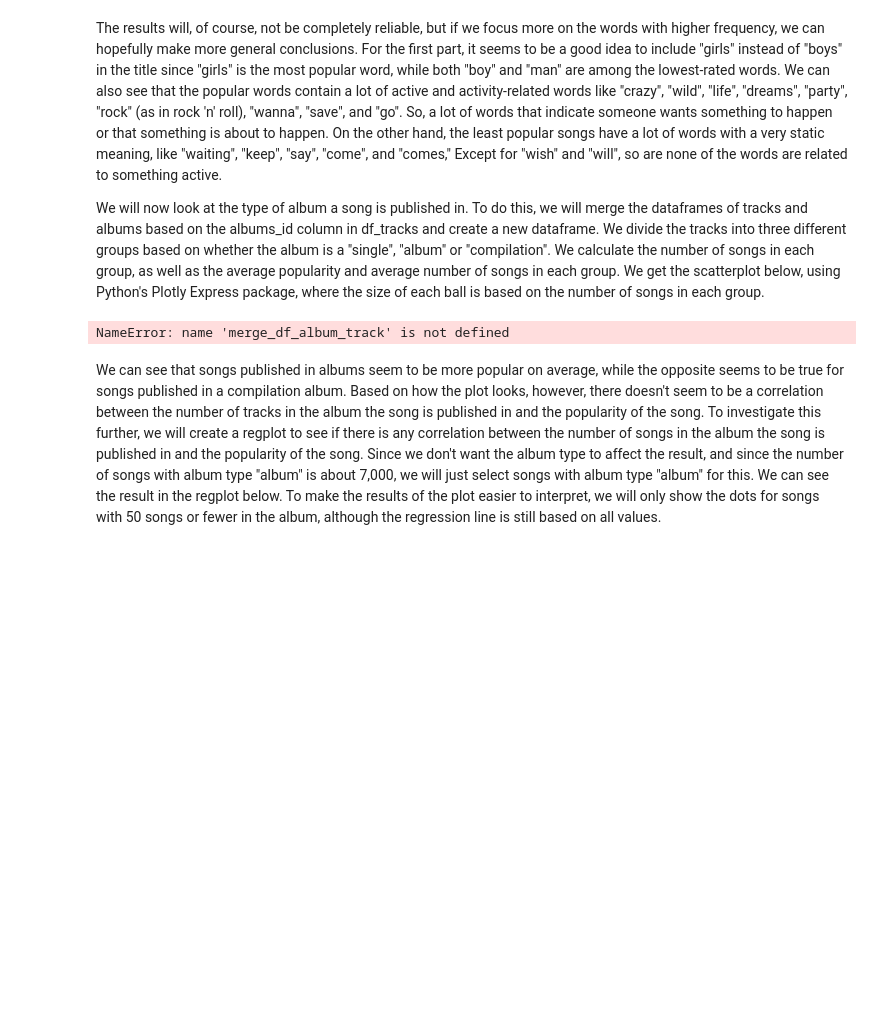
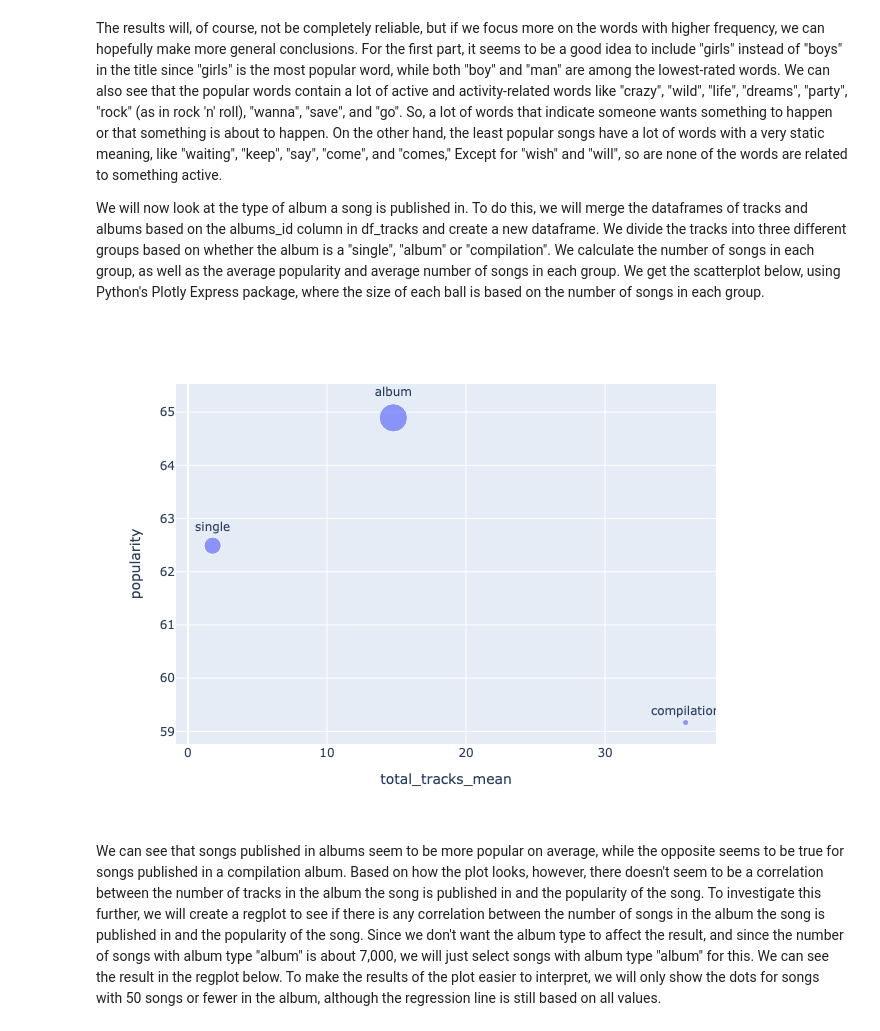
Before and after one commit to LiamC888/SU-MT4007, a Jupyter notebook: Project/project.ipynb, the cells around one changed output. Saved outputs shown, nothing was run; the diff lists cells and outputs as text; code cells hidden in the pictures; blank space fills up the shorter version.

```diff
--- a/Project/project.ipynb
+++ b/Project/project.ipynb
@@ -53,13 +53,18 @@ The results will, of course, not be completely reliable, but if we focus more on
 
 We will now look at the type of album a song is published in. To do this, we will merge the dataframes of tracks and albums based on the albums_id column in df_tracks and create a new dataframe. We divide the tracks into three different groups based on whether the album is a "single", "album" or "compilation". We calculate the number of songs in each group, as well as the average popularity and average number of songs in each group. We get the scatterplot below, using Python's Plotly Express package, where the size of each ball is based on the number of songs in each group.
 # %%
+import plotly.express as px
+from IPython.display import Image
+
 df_album_track = merge_df_album_track(df_tracks, df_albums)
 
 df_album_type = get_album_type_pop(df_album_track)
 
-get_px_scatter(df_album_type)
+picture_name = get_px_scatter(df_album_type)
+
+Image(picture_name)
 # %% [output]
-NameError: name 'merge_df_album_track' is not defined
+[figure, added]
 # %% [markdown]
 We can see that songs published in albums seem to be more popular on average, while the opposite seems to be true for songs published in a compilation album. Based on how the plot looks, however, there doesn't seem to be a correlation between the number of tracks in the album the song is published in and the popularity of the song. To investigate this further, we will create a regplot to see if there is any correlation between the number of songs in the album the song is published in and the popularity of the song. Since we don't want the album type to affect the result, and since the number of songs with album type "album" is about 7,000, we will just select songs with album type "album" for this. We can see the result in the regplot below. To make the results of the plot easier to interpret, we will only show the dots for songs with 50 songs or fewer in the album, although the regression line is still based on all values.
 # %%
```
Also changed, not shown: parts of 2 cells of this notebook, 3 other files.
